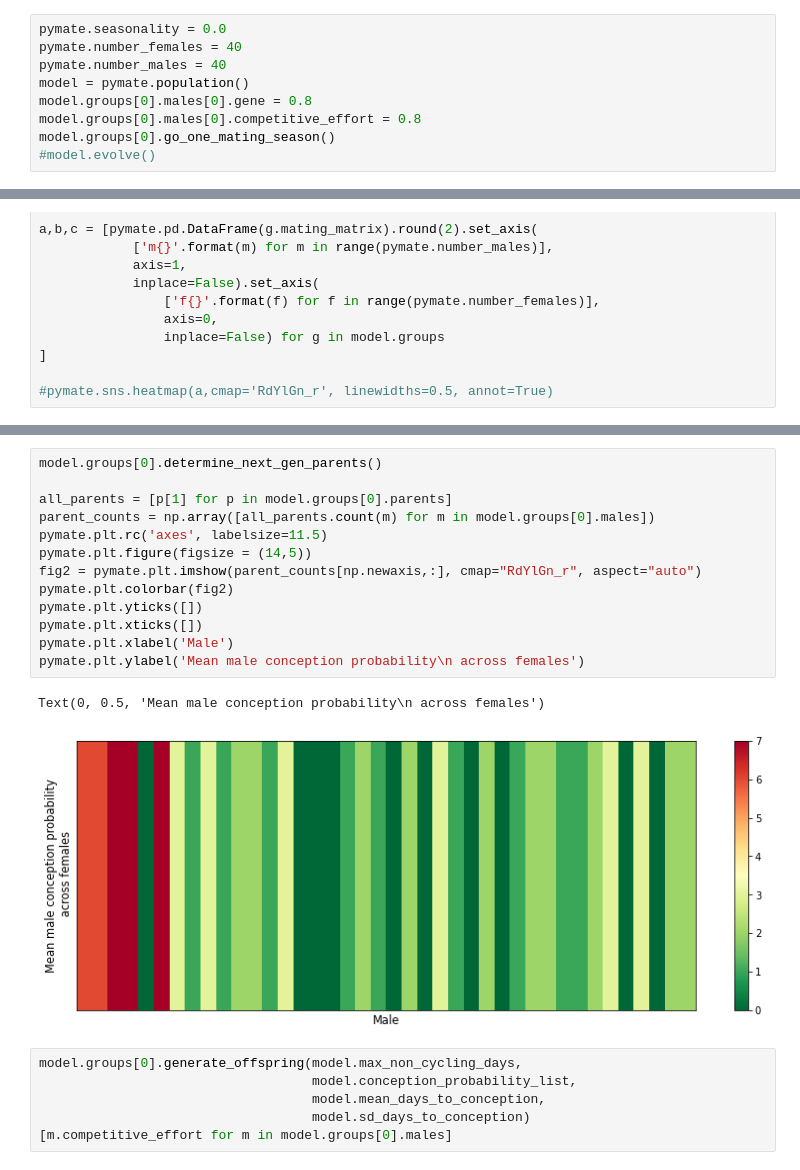
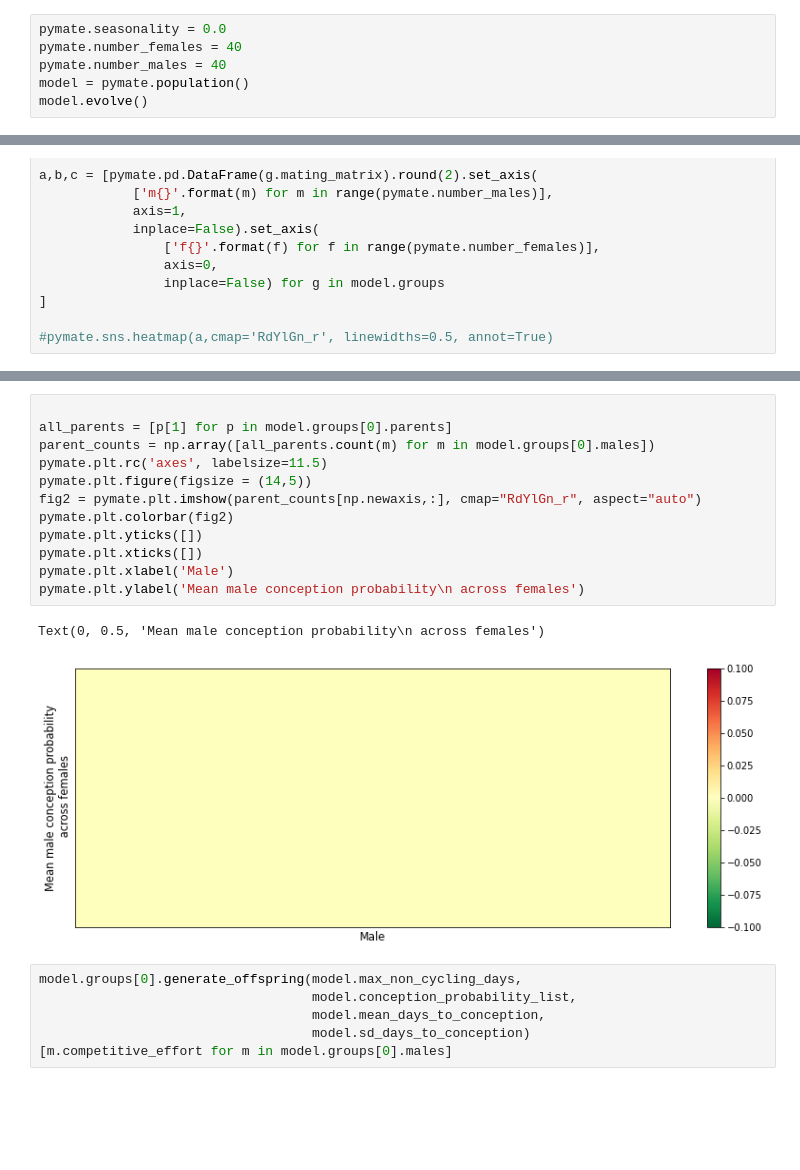
Before and after one commit to kevinrosenfield/FertilitySignalsABM, a Jupyter notebook: pymate_tests.ipynb, the cells around one changed output, grey strips where cells are left out. Drawn from its saved outputs; the diff is of its cells as text; blank space fills up the shorter version.

```diff
--- a/pymate_tests.ipynb
+++ b/pymate_tests.ipynb
@@ -8,7 +8,4 @@ pymate.seasonality = 0.0
 pymate.number_females = 40
 pymate.number_males = 40
 model = pymate.population()
-model.groups[0].males[0].gene = 0.8
-model.groups[0].males[0].competitive_effort = 0.8
-model.groups[0].go_one_mating_season()
-#model.evolve()
+model.evolve()
@@ -114,19 +116,18 @@ Text(0, 0.5, 'Mean male conception probability\n across females')
 # %%
-model.groups[0].determine_next_gen_parents()
 
 all_parents = [p[1] for p in model.groups[0].parents]
 parent_counts = np.array([all_parents.count(m) for m in model.groups[0].males])
 pymate.plt.rc('axes', labelsize=11.5)
 pymate.plt.figure(figsize = (14,5))
 fig2 = pymate.plt.imshow(parent_counts[np.newaxis,:], cmap="RdYlGn_r", aspect="auto")
 pymate.plt.colorbar(fig2)
 pymate.plt.yticks([])
 pymate.plt.xticks([])
 pymate.plt.xlabel('Male')
 pymate.plt.ylabel('Mean male conception probability\n across females')
 # %% [output]
 Text(0, 0.5, 'Mean male conception probability\n across females')
-[figure, old version]
+[figure, new version]
 # %%
 model.groups[0].generate_offspring(model.max_non_cycling_days,
                                    model.conception_probability_list,
```
Also changed, not shown: parts of 6 cells of this notebook, 2 other files.
